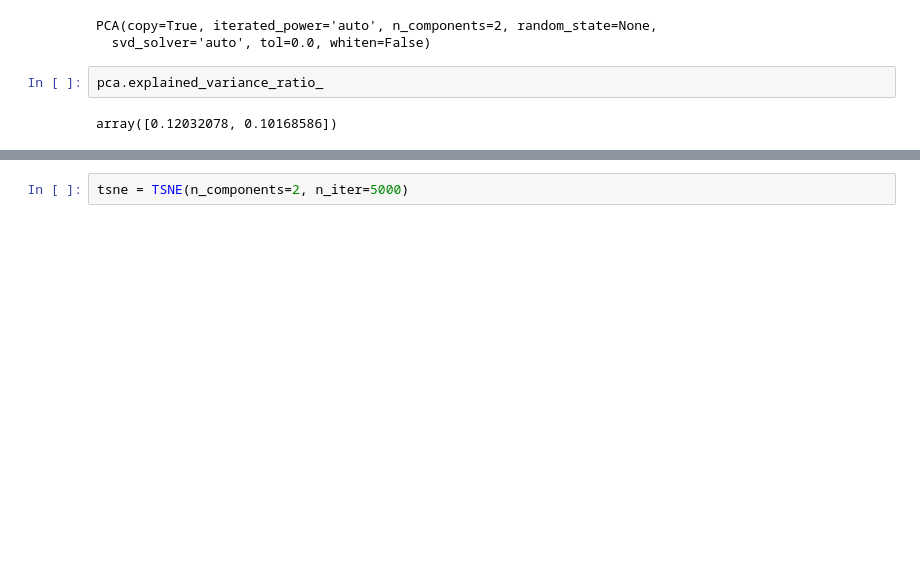
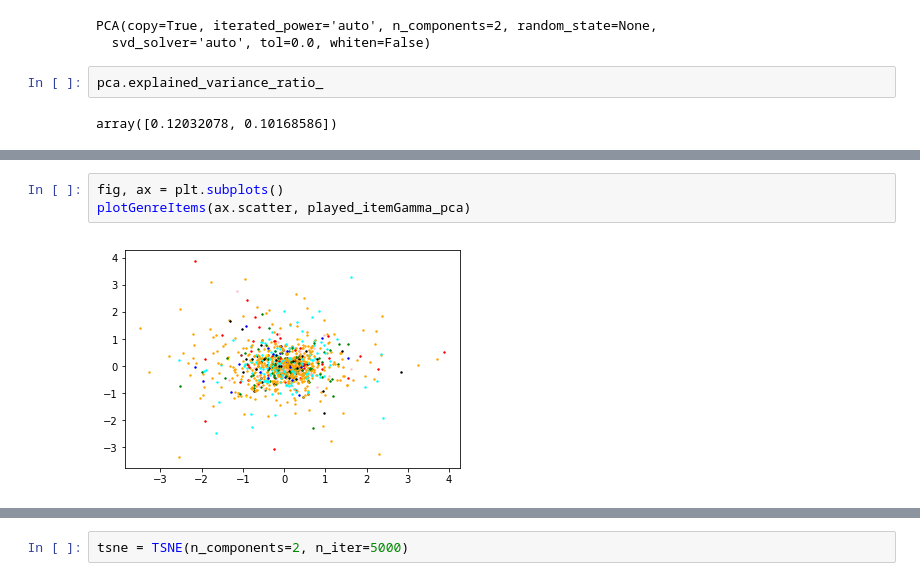
Before and after one commit to c3duan/Steam-Engagement-Predictor, a Jupyter notebook: Latent_Space_Visualization.ipynb, the cells around one changed output, grey strips where cells are left out. Drawn from its saved outputs; the diff is of its cells as text; blank space fills up the shorter version.

```diff
--- a/Latent_Space_Visualization.ipynb
+++ b/Latent_Space_Visualization.ipynb
@@ -106,0 +175,5 @@ interactive(children=(IntSlider(value=10, description='dist', max=10), Output())
+# %%
+fig, ax = plt.subplots()
+plotGenreItems(ax.scatter, played_itemGamma_pca)
+# %% [output]
+[figure, added]
```
Also changed, not shown: parts of 39 cells of this notebook, 1 other file.
